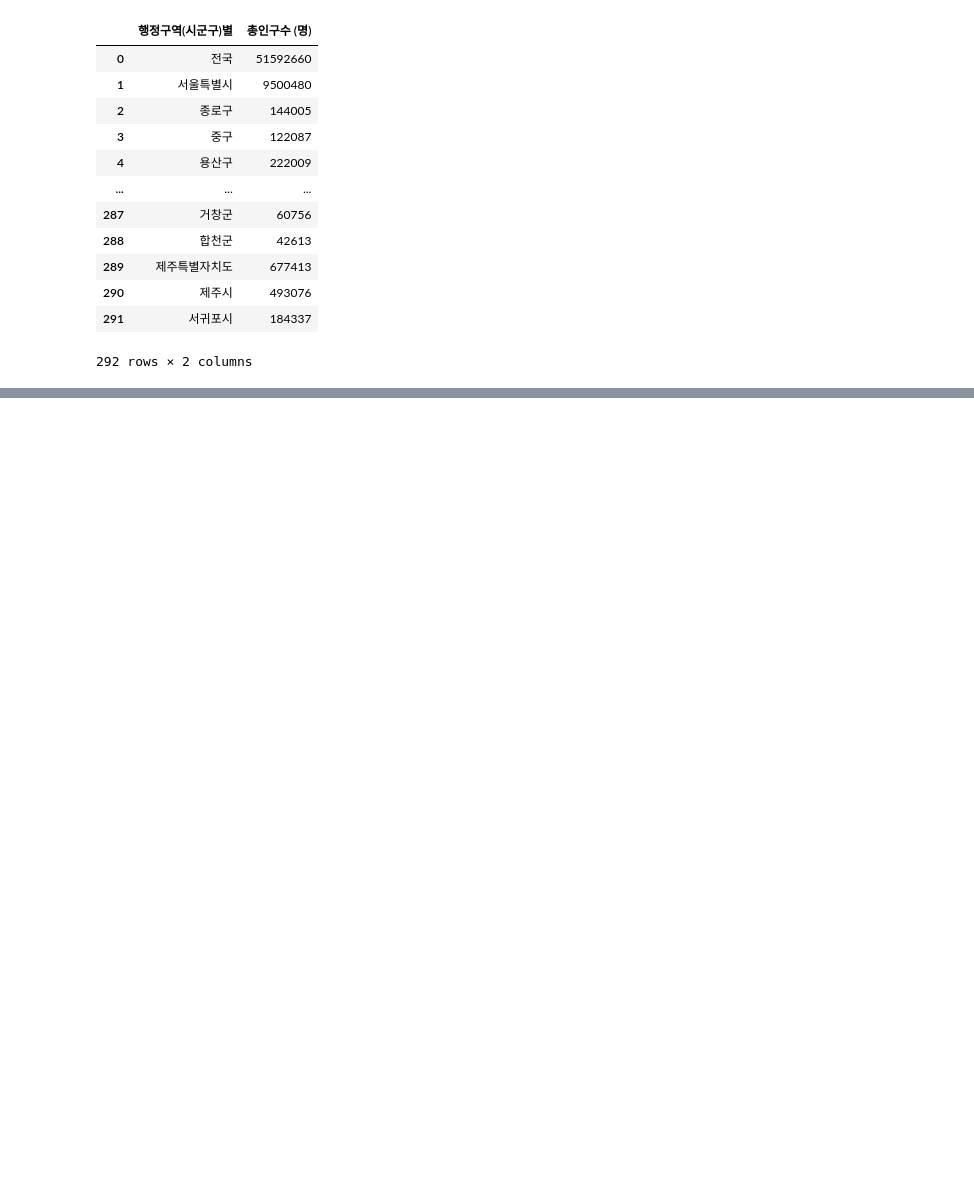
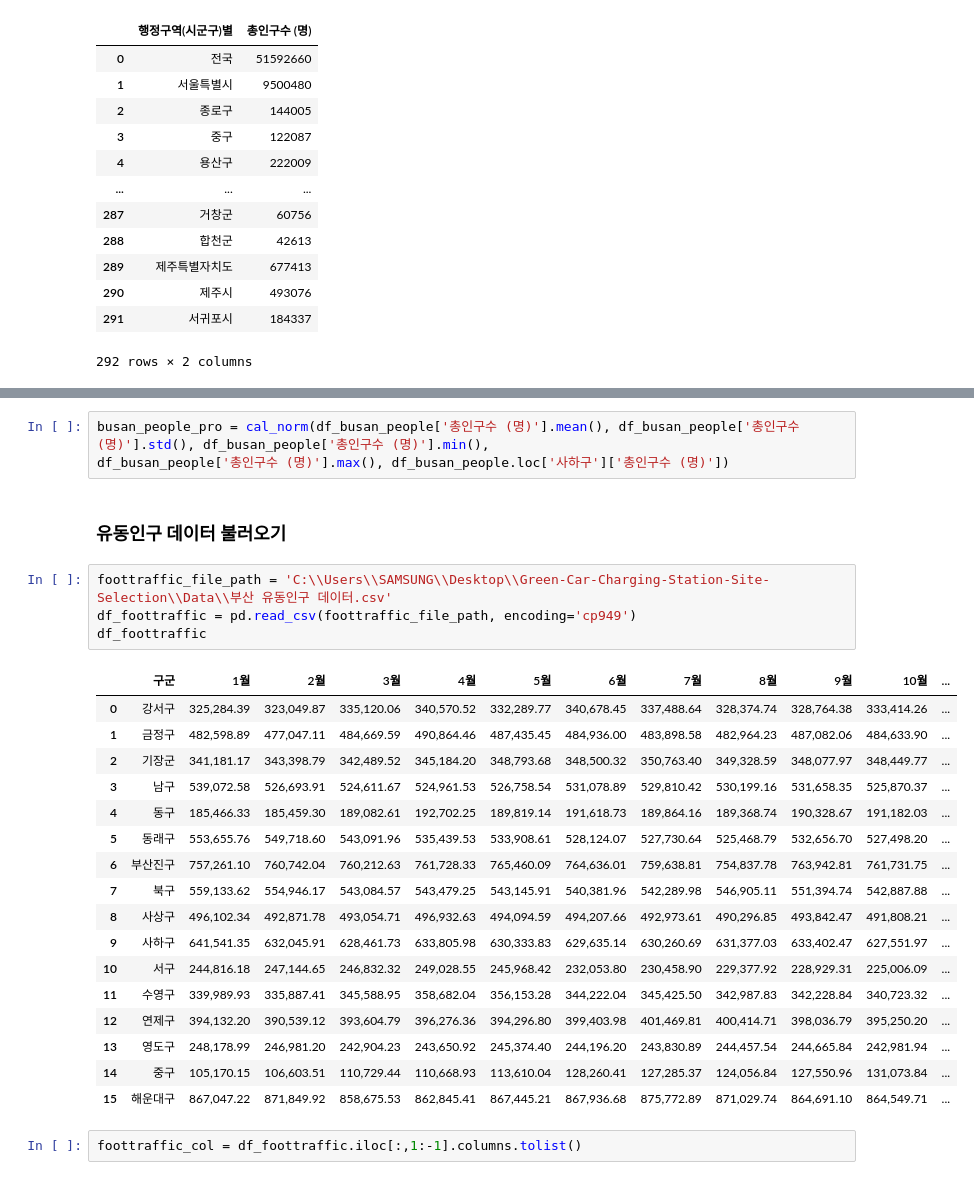
Before and after one commit to jhparkland/Green-Car-Charging-Station-Site-Selection, a Jupyter notebook: Notebook/GVCS/GVCS.ipynb, the cells around one changed output, grey strips where cells are left out. Drawn from its saved outputs; the diff is of its cells as text; blank space fills up the shorter version.

```diff
--- a/Notebook/GVCS/GVCS.ipynb
+++ b/Notebook/GVCS/GVCS.ipynb
@@ -596,0 +621,29 @@ df_people.describe()
+# %%
+busan_people_pro = cal_norm(df_busan_people['총인구수 (명)'].mean(), df_busan_people['총인구수 (명)'].std(), df_busan_people['총인구수 (명)'].min(),
+df_busan_people['총인구수 (명)'].max(), df_busan_people.loc['사하구']['총인구수 (명)'])
+# %% [markdown]
+### 유동인구 데이터 불러오기
+# %%
+foottraffic_file_path = 'C:\\Users\\SAMSUNG\\Desktop\\Green-Car-Charging-Station-Site-Selection\\Data\\부산 유동인구 데이터.csv'
+df_foottraffic = pd.read_csv(foottraffic_file_path, encoding='cp949')
+df_foottraffic
+# %% [output]
+|  | 구군 | 1월 | 2월 | 3월 | 4월 | 5월 | 6월 | 7월 | 8월 | 9월 | 10월 | ... |
+| 0 | 강서구 | 325,284.39 | 323,049.87 | 335,120.06 | 340,570.52 | 332,289.77 | 340,678.45 | 337,488.64 | 328,374.74 | 328,764.38 | 333,414.26 | ... |
+| 1 | 금정구 | 482,598.89 | 477,047.11 | 484,669.59 | 490,864.46 | 487,435.45 | 484,936.00 | 483,898.58 | 482,964.23 | 487,082.06 | 484,633.90 | ... |
+| 2 | 기장군 | 341,181.17 | 343,398.79 | 342,489.52 | 345,184.20 | 348,793.68 | 348,500.32 | 350,763.40 | 349,328.59 | 348,077.97 | 348,449.77 | ... |
+| 3 | 남구 | 539,072.58 | 526,693.91 | 524,611.67 | 524,961.53 | 526,758.54 | 531,078.89 | 529,810.42 | 530,199.16 | 531,658.35 | 525,870.37 | ... |
+| 4 | 동구 | 185,466.33 | 185,459.30 | 189,082.61 | 192,702.25 | 189,819.14 | 191,618.73 | 189,864.16 | 189,368.74 | 190,328.67 | 191,182.03 | ... |
+| 5 | 동래구 | 553,655.76 | 549,718.60 | 543,091.96 | 535,439.53 | 533,908.61 | 528,124.07 | 527,730.64 | 525,468.79 | 532,656.70 | 527,498.20 | ... |
+| 6 | 부산진구 | 757,261.10 | 760,742.04 | 760,212.63 | 761,728.33 | 765,460.09 | 764,636.01 | 759,638.81 | 754,837.78 | 763,942.81 | 761,731.75 | ... |
+| 7 | 북구 | 559,133.62 | 554,946.17 | 543,084.57 | 543,479.25 | 543,145.91 | 540,381.96 | 542,289.98 | 546,905.11 | 551,394.74 | 542,887.88 | ... |
+| 8 | 사상구 | 496,102.34 | 492,871.78 | 493,054.71 | 496,932.63 | 494,094.59 | 494,207.66 | 492,973.61 | 490,296.85 | 493,842.47 | 491,808.21 | ... |
+| 9 | 사하구 | 641,541.35 | 632,045.91 | 628,461.73 | 633,805.98 | 630,333.83 | 629,635.14 | 630,260.69 | 631,377.03 | 633,402.47 | 627,551.97 | ... |
+| 10 | 서구 | 244,816.18 | 247,144.65 | 246,832.32 | 249,028.55 | 245,968.42 | 232,053.80 | 230,458.90 | 229,377.92 | 228,929.31 | 225,006.09 | ... |
+| 11 | 수영구 | 339,989.93 | 335,887.41 | 345,588.95 | 358,682.04 | 356,153.28 | 344,222.04 | 345,425.50 | 342,987.83 | 342,228.84 | 340,723.32 | ... |
+| 12 | 연제구 | 394,132.20 | 390,539.12 | 393,604.79 | 396,276.36 | 394,296.80 | 399,403.98 | 401,469.81 | 400,414.71 | 398,036.79 | 395,250.20 | ... |
+| 13 | 영도구 | 248,178.99 | 246,981.20 | 242,904.23 | 243,650.92 | 245,374.40 | 244,196.20 | 243,830.89 | 244,457.54 | 244,665.84 | 242,981.94 | ... |
+| 14 | 중구 | 105,170.15 | 106,603.51 | 110,729.44 | 110,668.93 | 113,610.04 | 128,260.41 | 127,285.37 | 124,056.84 | 127,550.96 | 131,073.84 | ... |
+| 15 | 해운대구 | 867,047.22 | 871,849.92 | 858,675.53 | 862,845.41 | 867,445.21 | 867,936.68 | 875,772.89 | 871,029.74 | 864,691.10 | 864,549.71 | ... |
+# %%
+foottraffic_col = df_foottraffic.iloc[:,1:-1].columns.tolist()
```
Also changed, not shown: parts of 70 cells of this notebook, 6 other files.
